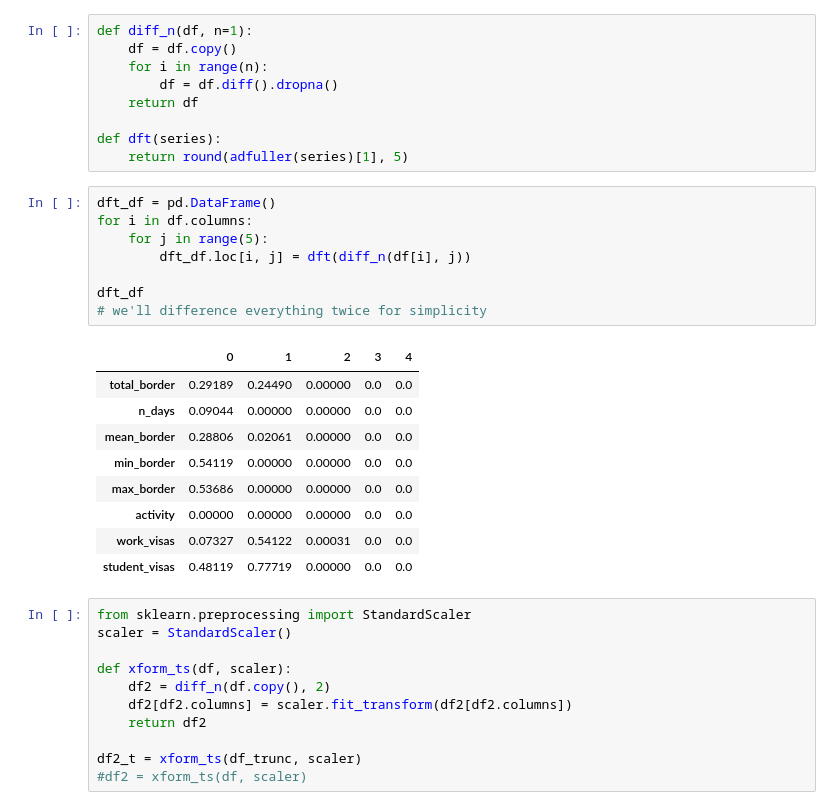
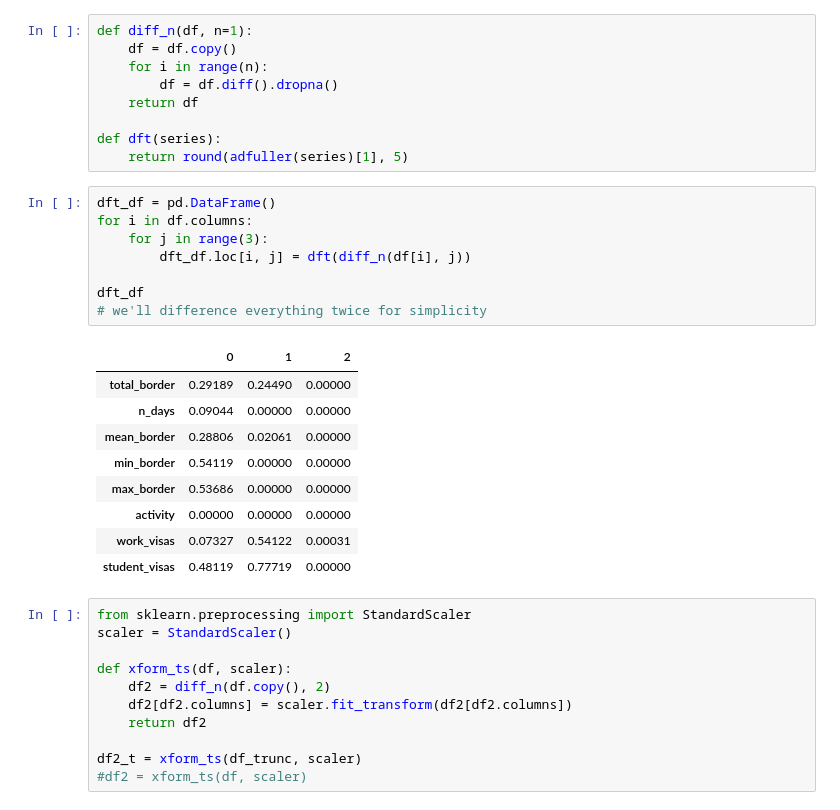
Before and after one commit to Avelas/DATA471_2302_TS_PROJ, a Jupyter notebook: DATA471_ts_proj.ipynb, the cells around one changed output. Cells and saved outputs as stored; diff of their text form.

```diff
--- a/DATA471_ts_proj.ipynb
+++ b/DATA471_ts_proj.ipynb
@@ -197,21 +247,21 @@ def dft(series):
 # %%
 dft_df = pd.DataFrame()
 for i in df.columns:
-    for j in range(5):
+    for j in range(3):
         dft_df.loc[i, j] = dft(diff_n(df[i], j))
 
 dft_df
 # we'll difference everything twice for simplicity
 # %% [output]
-|  | 0 | 1 | 2 | 3 | 4 |
-| total_border | 0.29189 | 0.24490 | 0.00000 | 0.0 | 0.0 |
-| n_days | 0.09044 | 0.00000 | 0.00000 | 0.0 | 0.0 |
-| mean_border | 0.28806 | 0.02061 | 0.00000 | 0.0 | 0.0 |
-| min_border | 0.54119 | 0.00000 | 0.00000 | 0.0 | 0.0 |
-| max_border | 0.53686 | 0.00000 | 0.00000 | 0.0 | 0.0 |
-| activity | 0.00000 | 0.00000 | 0.00000 | 0.0 | 0.0 |
-| work_visas | 0.07327 | 0.54122 | 0.00031 | 0.0 | 0.0 |
-| student_visas | 0.48119 | 0.77719 | 0.00000 | 0.0 | 0.0 |
+|  | 0 | 1 | 2 |
+| total_border | 0.29189 | 0.24490 | 0.00000 |
+| n_days | 0.09044 | 0.00000 | 0.00000 |
+| mean_border | 0.28806 | 0.02061 | 0.00000 |
+| min_border | 0.54119 | 0.00000 | 0.00000 |
+| max_border | 0.53686 | 0.00000 | 0.00000 |
+| activity | 0.00000 | 0.00000 | 0.00000 |
+| work_visas | 0.07327 | 0.54122 | 0.00031 |
+| student_visas | 0.48119 | 0.77719 | 0.00000 |
 # %%
 from sklearn.preprocessing import StandardScaler
 scaler = StandardScaler()
```
Also changed, not shown: parts of 78 cells of this notebook, 1 other file.
